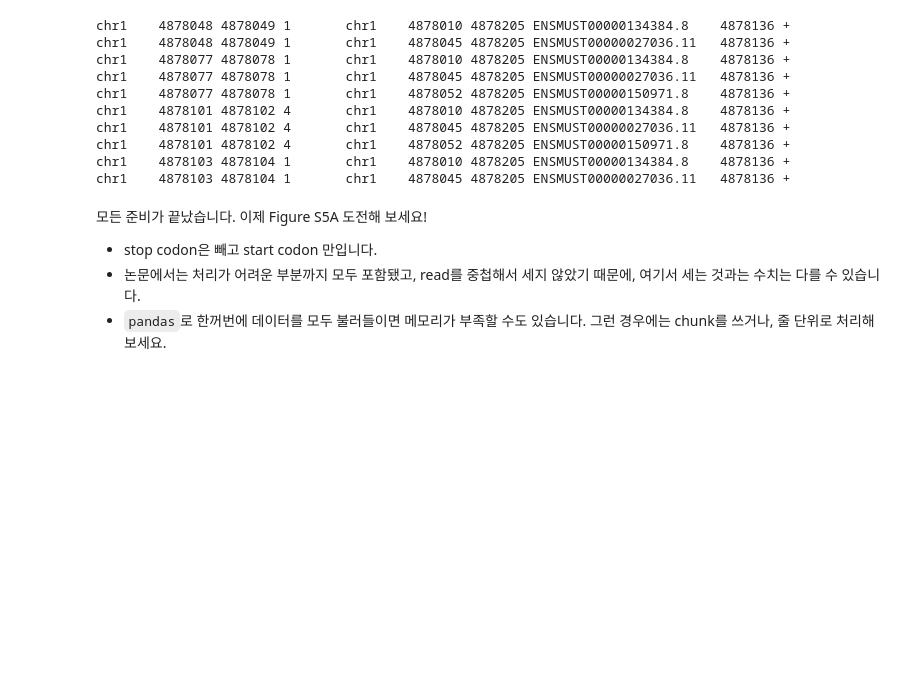
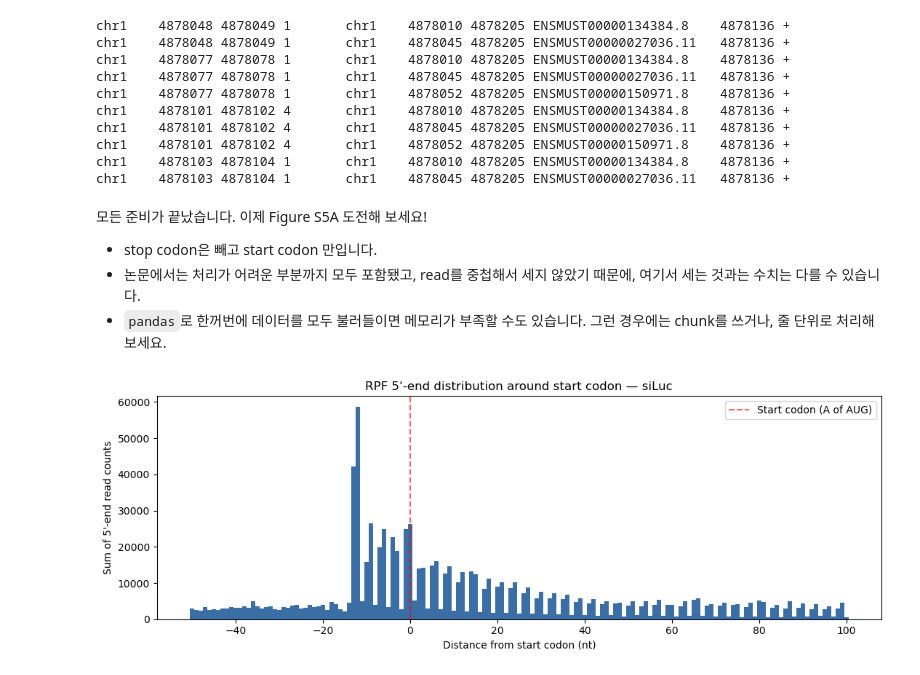
Before and after one commit to jungminlee-SNU1105/bioinfo-assignment-1, a Jupyter notebook: week2_setup.ipynb, the cells around one changed output. Drawn from its saved outputs; the diff is of its cells as text; code cells hidden in the pictures; blank space fills up the shorter version.

```diff
--- a/week2_setup.ipynb
+++ b/week2_setup.ipynb
@@ -239,0 +238,35 @@ chr1    4878103 4878104 1       chr1    4878045 4878205 ENSMUST00000027036.11
+# %%
+# 여기에 새로 코드를 작성해서 논문 그림과 비슷하게 만들어 봅시다.
+import pandas as pd
+import matplotlib.pyplot as plt
+
+cols = ['chr_5p', 'start_5p', 'end_5p', 'count',
+          'chr_exon', 'exon_start', 'exon_end',
+          'transcript_id', 'start_codon_pos', 'strand']
+
+df = pd.read_csv('fivepcounts-filtered-RPF-siLuc.txt',
+                   sep='\t', names=cols)
+
+# 5'-end의 start codon 기준 상대 위치 (+ strand이므로 단순 차)
+df['rel_pos'] = df['start_5p'] - df['start_codon_pos']
+
+# 같은 상대 위치끼리 count 합치기
+profile = df.groupby('rel_pos')['count'].sum()
+
+# 그릴 범위 제한 (-50 ~ +100 정도)
+profile = profile.loc[-50:100]
+
+# 그리기
+fig, ax = plt.subplots(figsize=(11, 4))
+ax.bar(profile.index, profile.values, width=1.0,
+        color='#3a6ea5', edgecolor='none')
+ax.axvline(0, color='red', linestyle='--', alpha=0.6,
+        label='Start codon (A of AUG)')
+ax.set_xlabel("Distance from start codon (nt)")
+ax.set_ylabel("Sum of 5'-end read counts")
+ax.set_title("RPF 5'-end distribution around start codon — siLuc")
+ax.legend()
+plt.tight_layout()
+plt.show()
+# %% [output]
+[figure, added]
```
Also changed, not shown: parts of 1 cell of this notebook.
